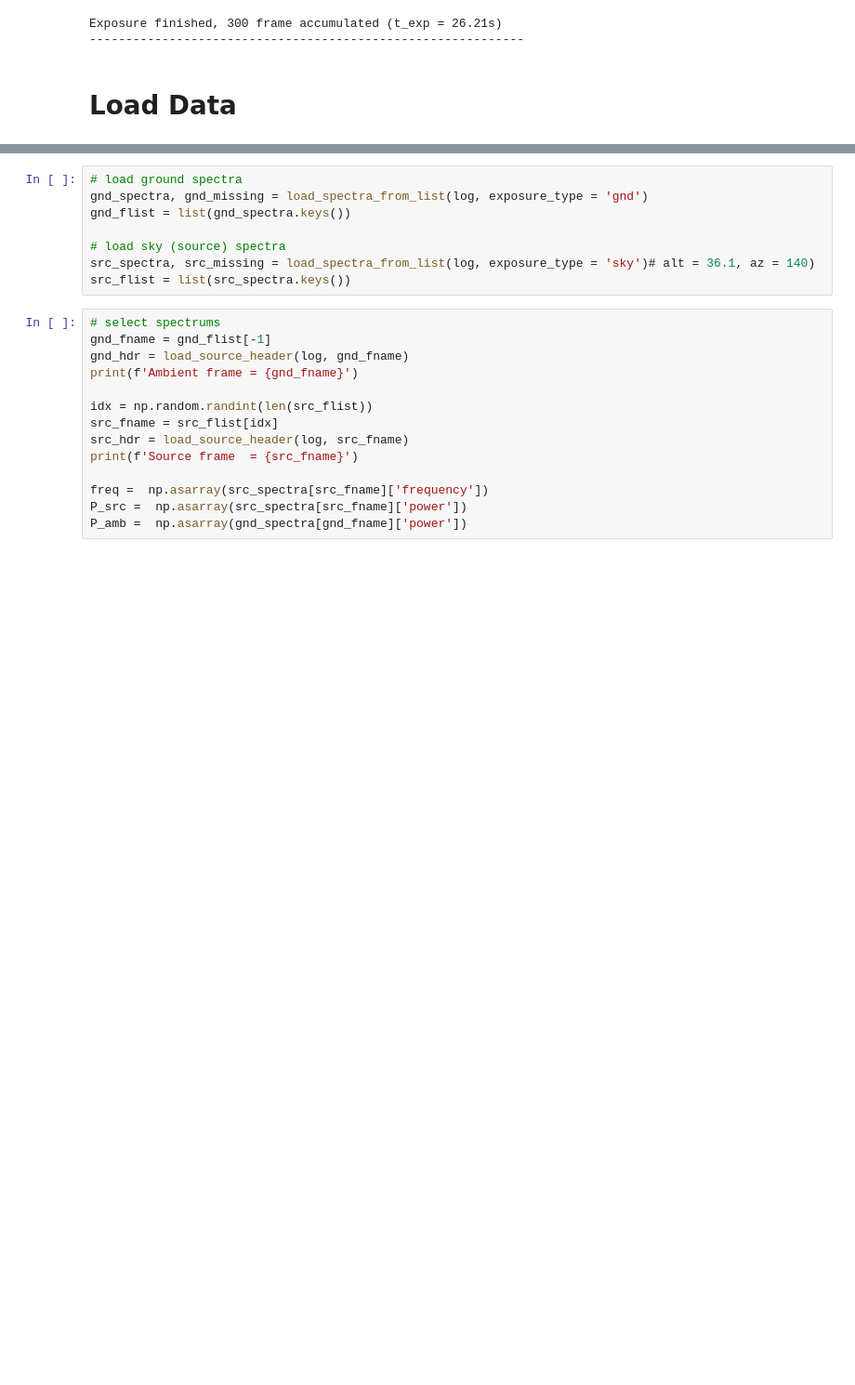
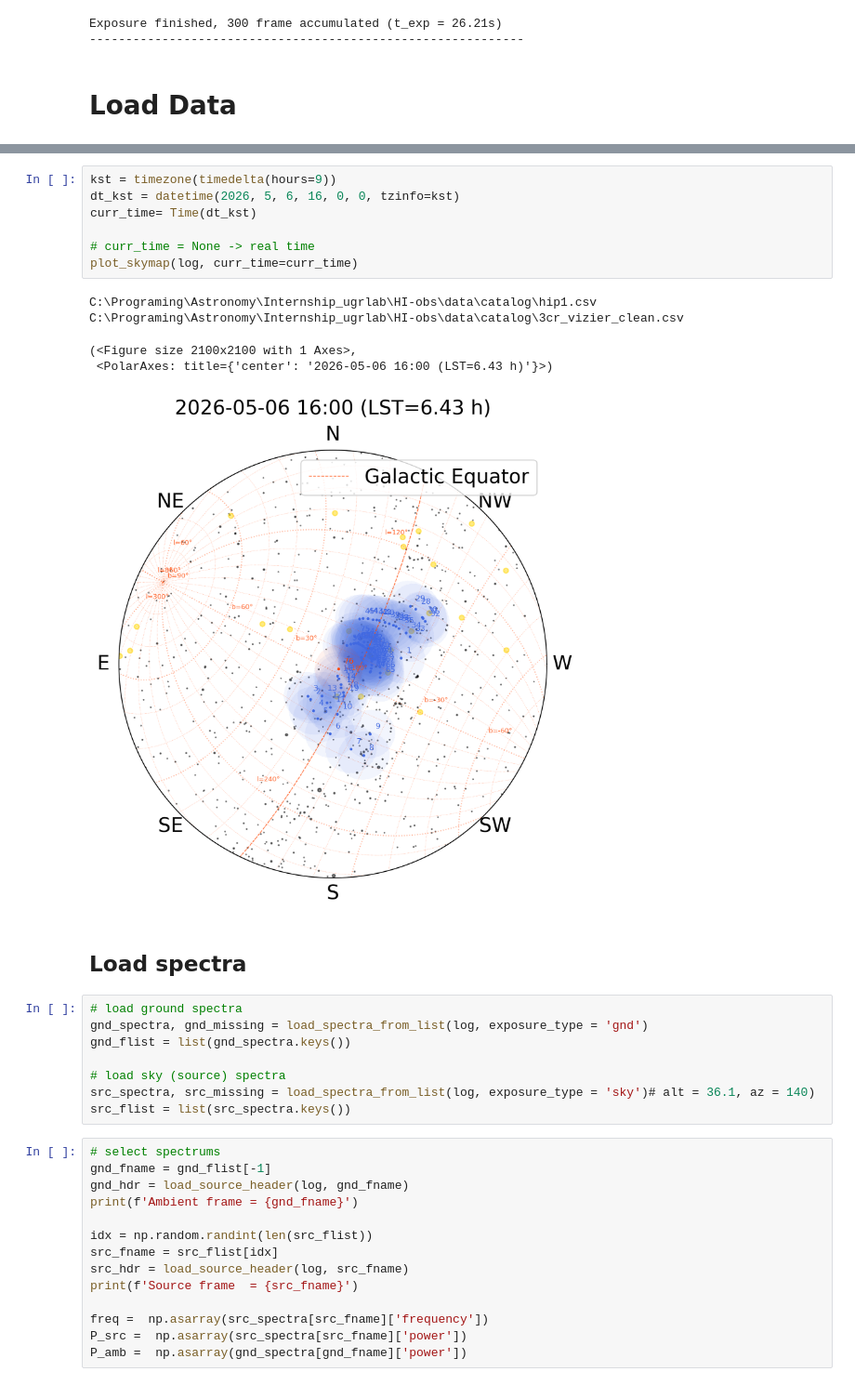
Before and after one commit to jiwon-astro/HI-obs, a Jupyter notebook: RadioLab.ipynb, the cells around one changed output, grey strips where cells are left out. Shown at 93% size. Cells and saved outputs as stored; diff of their text form; blank space fills up the shorter version.

```diff
--- a/RadioLab.ipynb
+++ b/RadioLab.ipynb
@@ -95,3 +101,18 @@ Table length=108
+# %%
+kst = timezone(timedelta(hours=9))
+dt_kst = datetime(2026, 5, 6, 16, 0, 0, tzinfo=kst)
+curr_time= Time(dt_kst)
+
+# curr_time = None -> real time
+plot_skymap(log, curr_time=curr_time)
+# %% [output]
+C:\Programing\Astronomy\Internship_ugrlab\HI-obs\data\catalog\hip1.csv
+C:\Programing\Astronomy\Internship_ugrlab\HI-obs\data\catalog\3cr_vizier_clean.csv
+(<Figure size 2100x2100 with 1 Axes>,
+ <PolarAxes: title={'center': '2026-05-06 16:00 (LST=6.43 h)'}>)
+[figure, added]
+# %% [markdown]
+## Load spectra
 # %%
 # load ground spectra
 gnd_spectra, gnd_missing = load_spectra_from_list(log, exposure_type = 'gnd')
```
Also changed, not shown: parts of 6 cells of this notebook, 2 other files.
